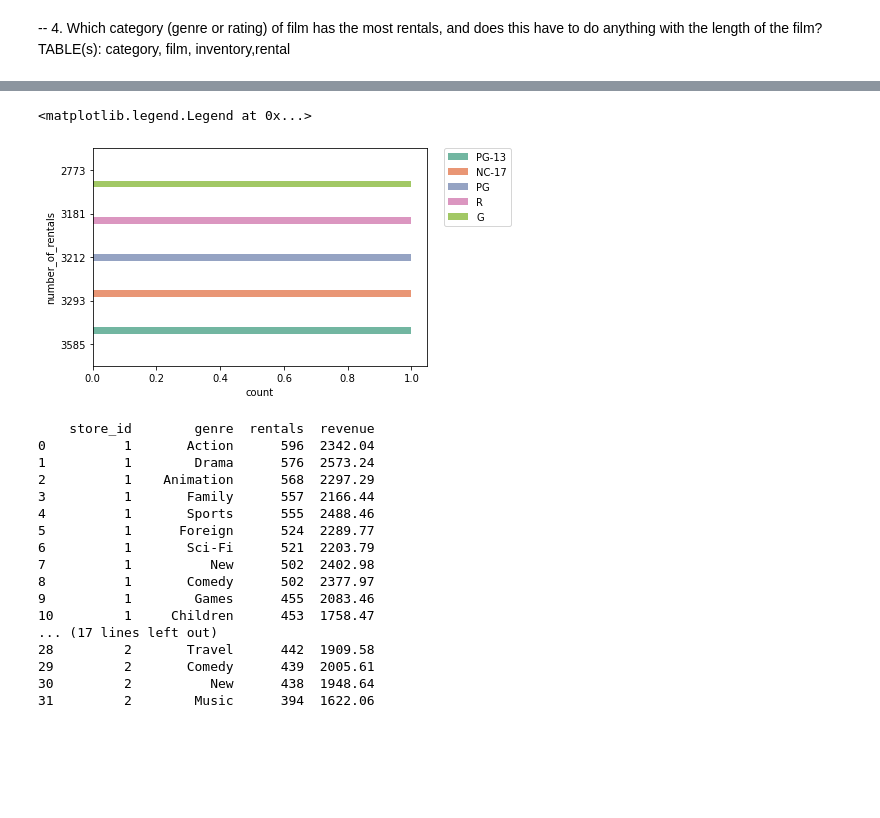
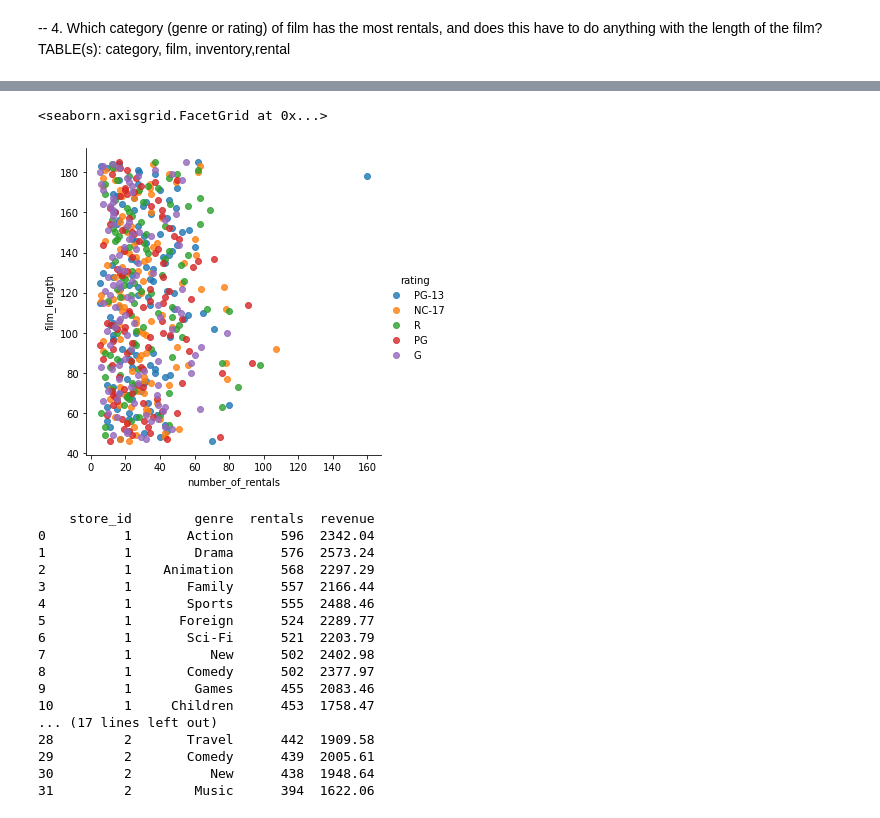
Before and after one commit to RajeshRamachander/mysqlpython, a Jupyter notebook: mysqlpython.ipynb, the cells around one changed output, grey strips where cells are left out. Cells and saved outputs as stored; diff of their text form; code cells hidden in the pictures; blank space fills up the shorter version.

```diff
--- a/mysqlpython.ipynb
+++ b/mysqlpython.ipynb
@@ -246,15 +249,17 @@ this have to do anything with the length of the film? TABLE(s): category, film,
 df = pd.read_sql('''
 SELECT
 	f.rating AS rating,
-	COUNT(DISTINCT r.rental_id) AS number_of_rentals
+	COUNT(DISTINCT r.rental_id) AS number_of_rentals,
+    f.length AS film_length
 FROM rental AS r
 	LEFT JOIN inventory AS i
 		ON i.inventory_id = r.inventory_id
 	LEFT JOIN film AS f
 		ON f.film_id = i.film_id
 GROUP BY
-	f.rating
-ORDER BY 2 DESC;
+	f.rating,
+    f.length
+ORDER BY 2 DESC, 3 DESC;
 ''', db);
 # %%
 print(df)
@@ -268,9 +281,8 @@ print(df)
-# %%
-sns.countplot(y= 'number_of_rentals',hue='rating',data = df,palette = "Set2")
-plt.legend(bbox_to_anchor=(1.05, 1), loc=2, borderaxespad=0.)
-# %% [output]
-<matplotlib.legend.Legend at 0x...>
-[figure, removed]
+# %%
+sns.lmplot('number_of_rentals', 'film_length', data=df, hue = 'rating', fit_reg=False)
+# %% [output]
+<seaborn.axisgrid.FacetGrid at 0x...>
+[figure, added]
 # %%
 df = pd.read_sql('''
 SELECT
```
Also changed, not shown: parts of 4 cells of this notebook.
